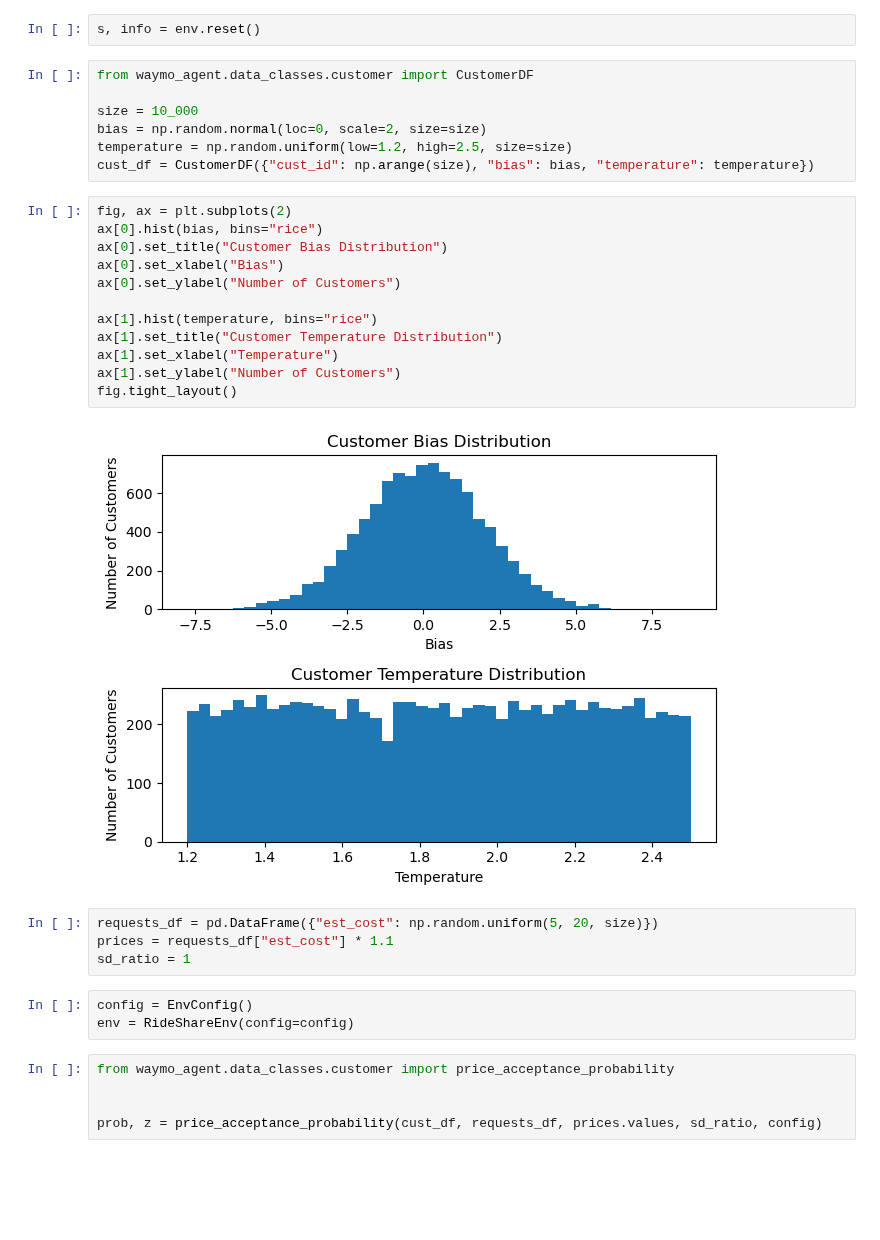
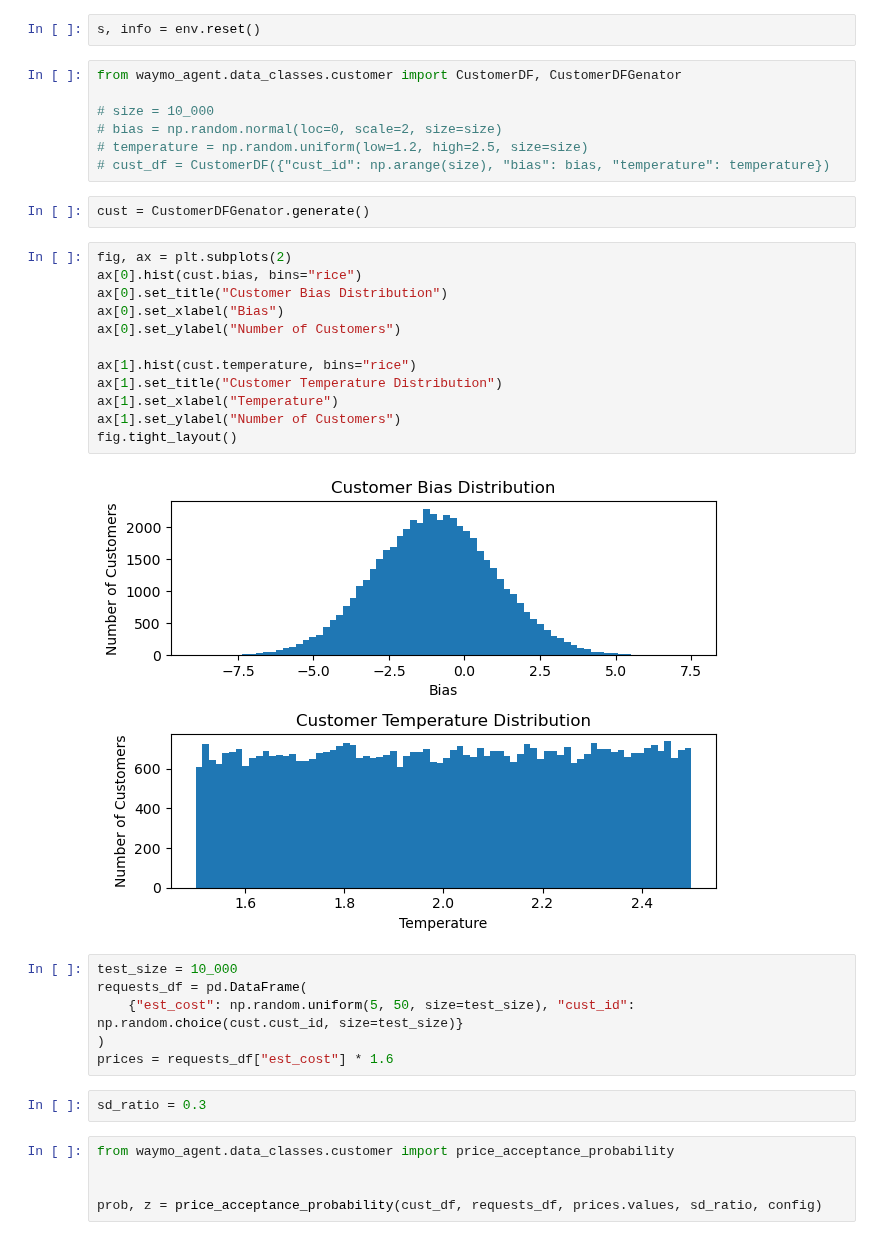
Before and after one commit to akseldkw07/Waymo-Agent, a Jupyter notebook: notebooks/mixin/gen_customers.ipynb, the cells around one changed output. Cells and saved outputs as stored; diff of their text form; blank space fills up the shorter version.

```diff
--- a/notebooks/mixin/gen_customers.ipynb
+++ b/notebooks/mixin/gen_customers.ipynb
@@ -22,33 +25,36 @@ env = RideShareEnv(config=config)
 # %%
 s, info = env.reset()
 # %%
-from waymo_agent.data_classes.customer import CustomerDF
+from waymo_agent.data_classes.customer import CustomerDF, CustomerDFGenator
 
-size = 10_000
-bias = np.random.normal(loc=0, scale=2, size=size)
-temperature = np.random.uniform(low=1.2, high=2.5, size=size)
-cust_df = CustomerDF({"cust_id": np.arange(size), "bias": bias, "temperature": temperature})
+# size = 10_000
+# bias = np.random.normal(loc=0, scale=2, size=size)
+# temperature = np.random.uniform(low=1.2, high=2.5, size=size)
+# cust_df = CustomerDF({"cust_id": np.arange(size), "bias": bias, "temperature": temperature})
+# %%
+cust = CustomerDFGenator.generate()
 # %%
 fig, ax = plt.subplots(2)
-ax[0].hist(bias, bins="rice")
+ax[0].hist(cust.bias, bins="rice")
 ax[0].set_title("Customer Bias Distribution")
 ax[0].set_xlabel("Bias")
 ax[0].set_ylabel("Number of Customers")
 
-ax[1].hist(temperature, bins="rice")
+ax[1].hist(cust.temperature, bins="rice")
 ax[1].set_title("Customer Temperature Distribution")
 ax[1].set_xlabel("Temperature")
 ax[1].set_ylabel("Number of Customers")
 fig.tight_layout()
 # %% [output]
-[figure, old version]
+[figure, new version]
 # %%
-requests_df = pd.DataFrame({"est_cost": np.random.uniform(5, 20, size)})
-prices = requests_df["est_cost"] * 1.1
-sd_ratio = 1
+test_size = 10_000
+requests_df = pd.DataFrame(
+    {"est_cost": np.random.uniform(5, 50, size=test_size), "cust_id": np.random.choice(cust.cust_id, size=test_size)}
+)
+prices = requests_df["est_cost"] * 1.6
-# %%
-config = EnvConfig()
-env = RideShareEnv(config=config)
+# %%
+sd_ratio = 0.3
 # %%
 from waymo_agent.data_classes.customer import price_acceptance_probability
 
```
Also changed, not shown: parts of 8 cells of this notebook, 30 other files.
